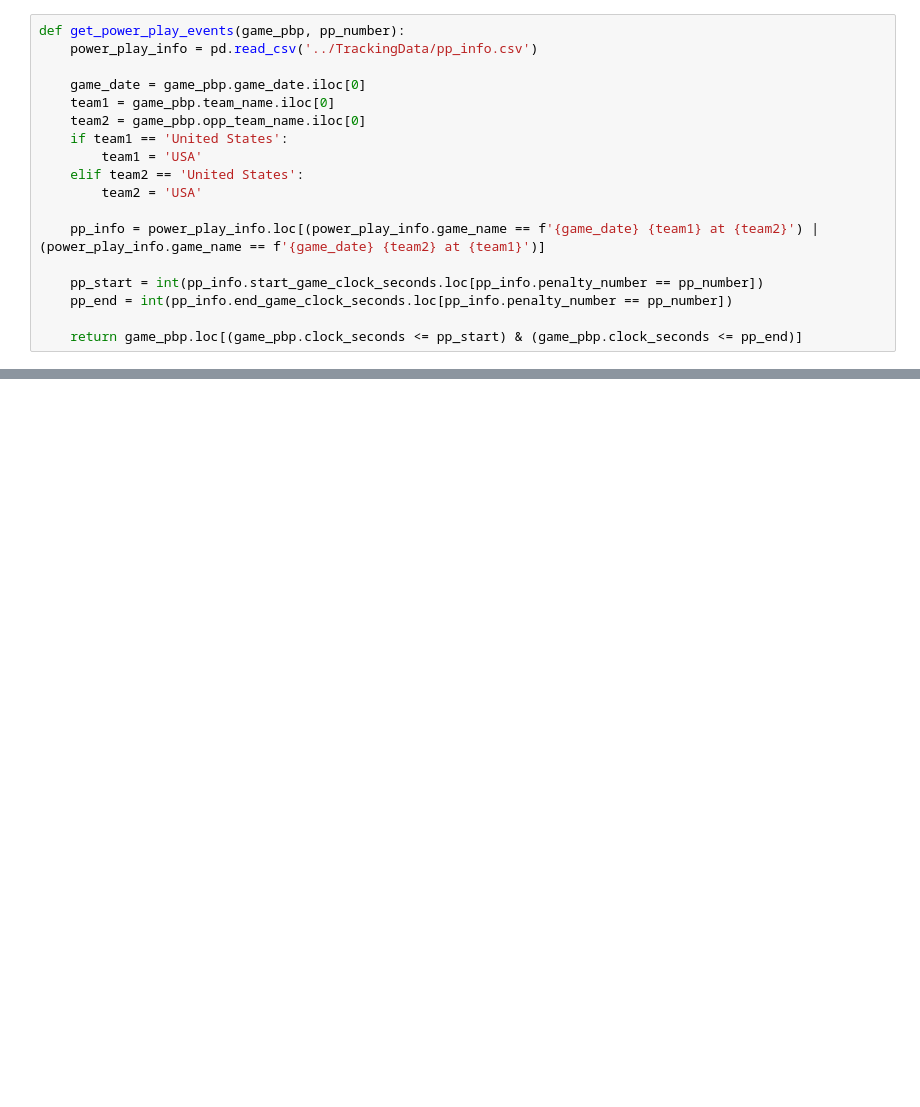
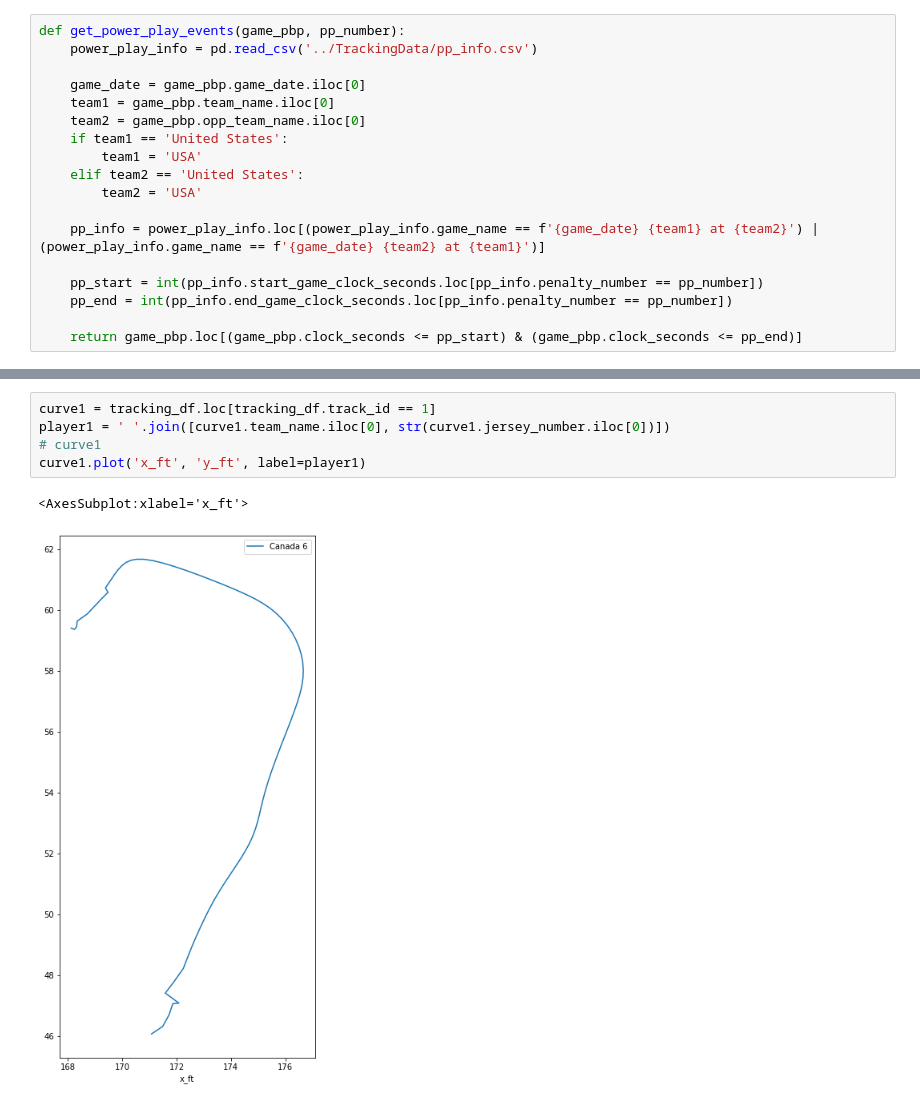
Before and after one commit to cerickson30/Big-Data-Cup-2022, a Jupyter notebook: code/EDA.ipynb, the cells around one changed output, grey strips where cells are left out. Cells and saved outputs as stored; diff of their text form; blank space fills up the shorter version.

```diff
--- a/code/EDA.ipynb
+++ b/code/EDA.ipynb
@@ -124,0 +204,8 @@ get_power_play_events(game_pbp, 1)
+# %%
+curve1 = tracking_df.loc[tracking_df.track_id == 1]
+player1 = ' '.join([curve1.team_name.iloc[0], str(curve1.jersey_number.iloc[0])])
+# curve1
+curve1.plot('x_ft', 'y_ft', label=player1)
+# %% [output]
+<AxesSubplot:xlabel='x_ft'>
+[figure, added]
```
Also changed, not shown: parts of 14 cells of this notebook.
